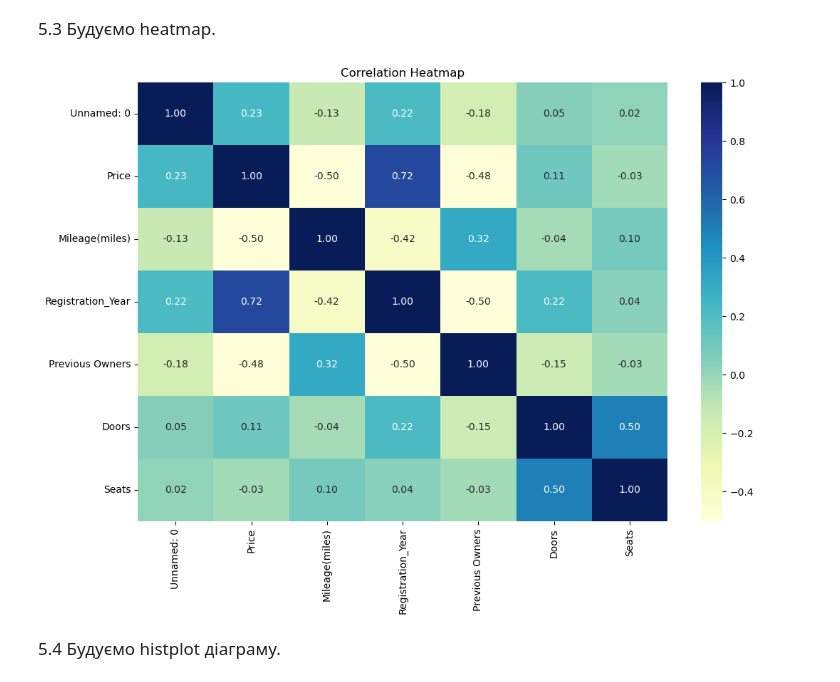
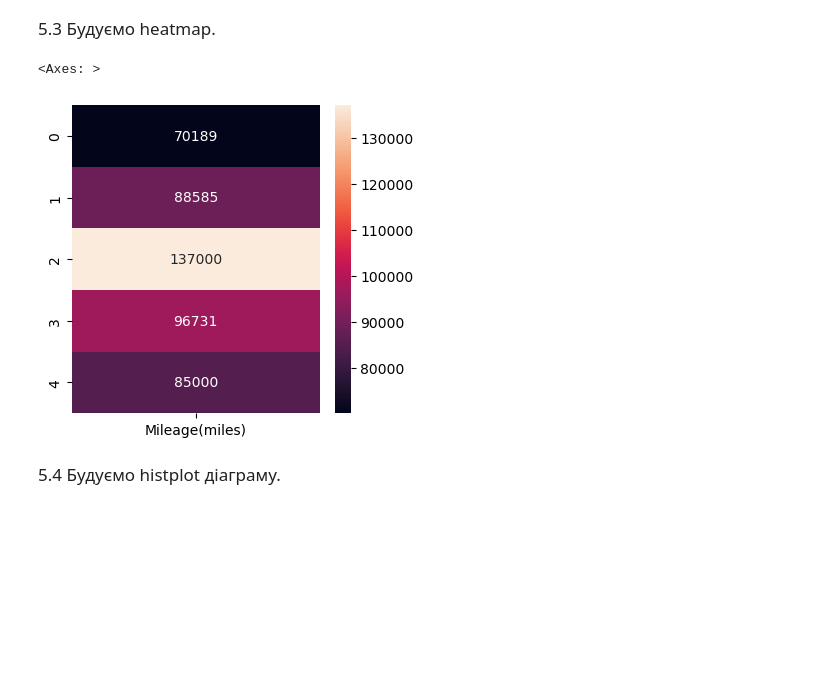
Before and after one commit to artemyak5/SRP, a Jupyter notebook: coursework/main.ipynb, the cells around one changed output. Cells and saved outputs as stored; diff of their text form; code cells hidden in the pictures; blank space fills up the shorter version.

```diff
--- a/coursework/main.ipynb
+++ b/coursework/main.ipynb
@@ -157,5 +146,4 @@ dtype: int64
 # %% [markdown]
 <p style="font-size: 18px;"> Заміняємо порожні значення.
 # %%
-df.fillna(method='bfill')
-df.fillna(method='ffill').fillna(0)
+df = df.fillna(method='ffill').fillna(0)
@@ -175,0 +150,3 @@ df.fillna(method='ffill').fillna(0)
+# %%
+df = df.drop(['Service history'], axis=1)
+df.head()
@@ -268,17 +252,12 @@ sns.barplot(x=df['Registration_Year'], y=df['Mileage(miles)'])
 [figure]
 # %% [markdown]
 <p style="font-size: 17px;">5.3 Будуємо heatmap.</p>
-# %%
-numeric_cols = df.select_dtypes(include=[np.number]).columns
-numeric_data = df[numeric_cols]
-
-# Створення heatmap
-plt.figure(figsize=(12, 8))
-heatmap = sns.heatmap(numeric_data.corr(), annot=True, cmap='YlGnBu', fmt=".2f")
-plt.title('Correlation Heatmap')
-plt.show()
-# %% [output]
-[figure, removed]
+# %%
+plt.figure(figsize=(4, 4))
+sns.heatmap(data=df[['Mileage(miles)']].iloc[:5] , annot=True, fmt='g')
+# %% [output]
+<Axes: >
+[figure, added]
 # %% [markdown]
 <p style="font-size: 17px;">5.4 Будуємо histplot діаграму.</p>
 # %%
```
Also changed, not shown: parts of 6 cells of this notebook, 3 other files.
